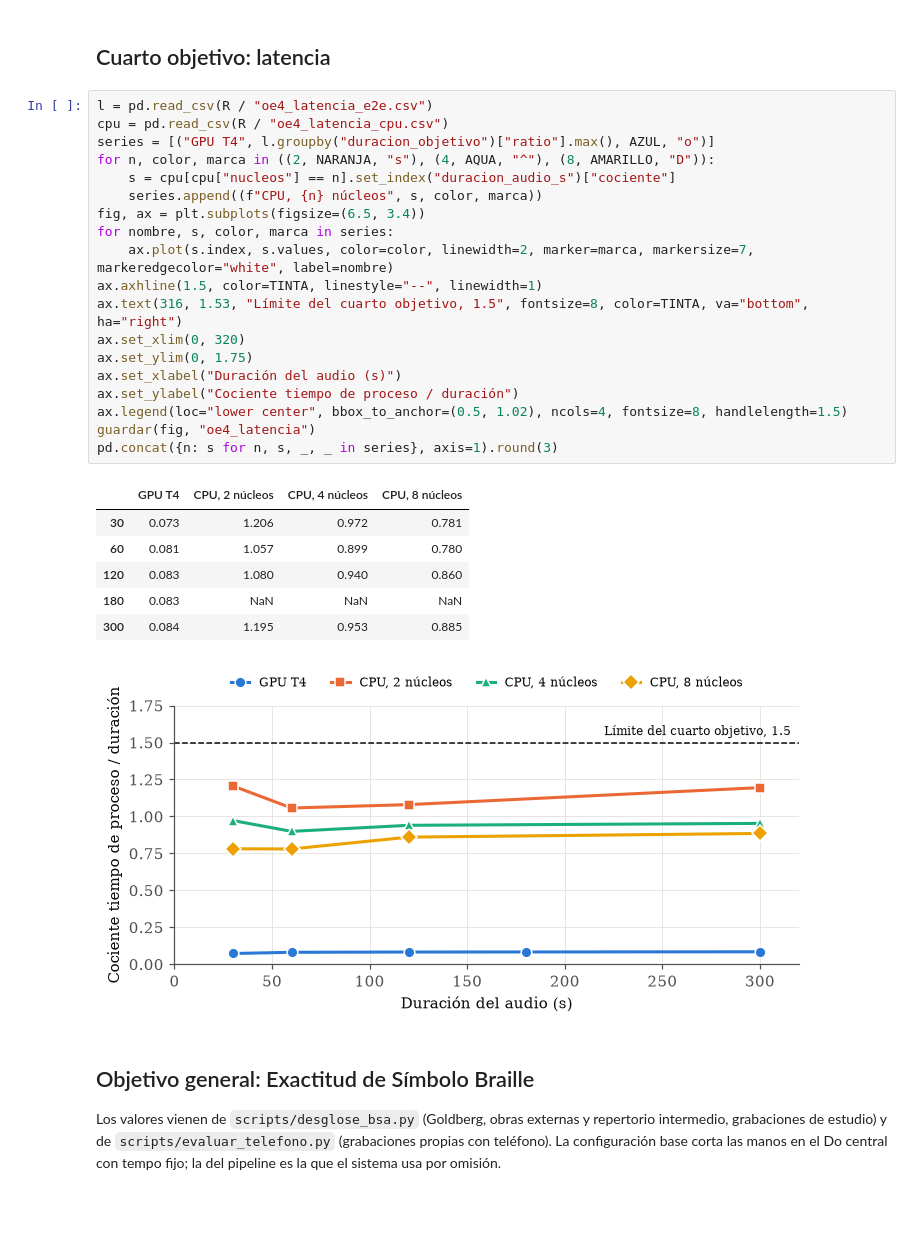
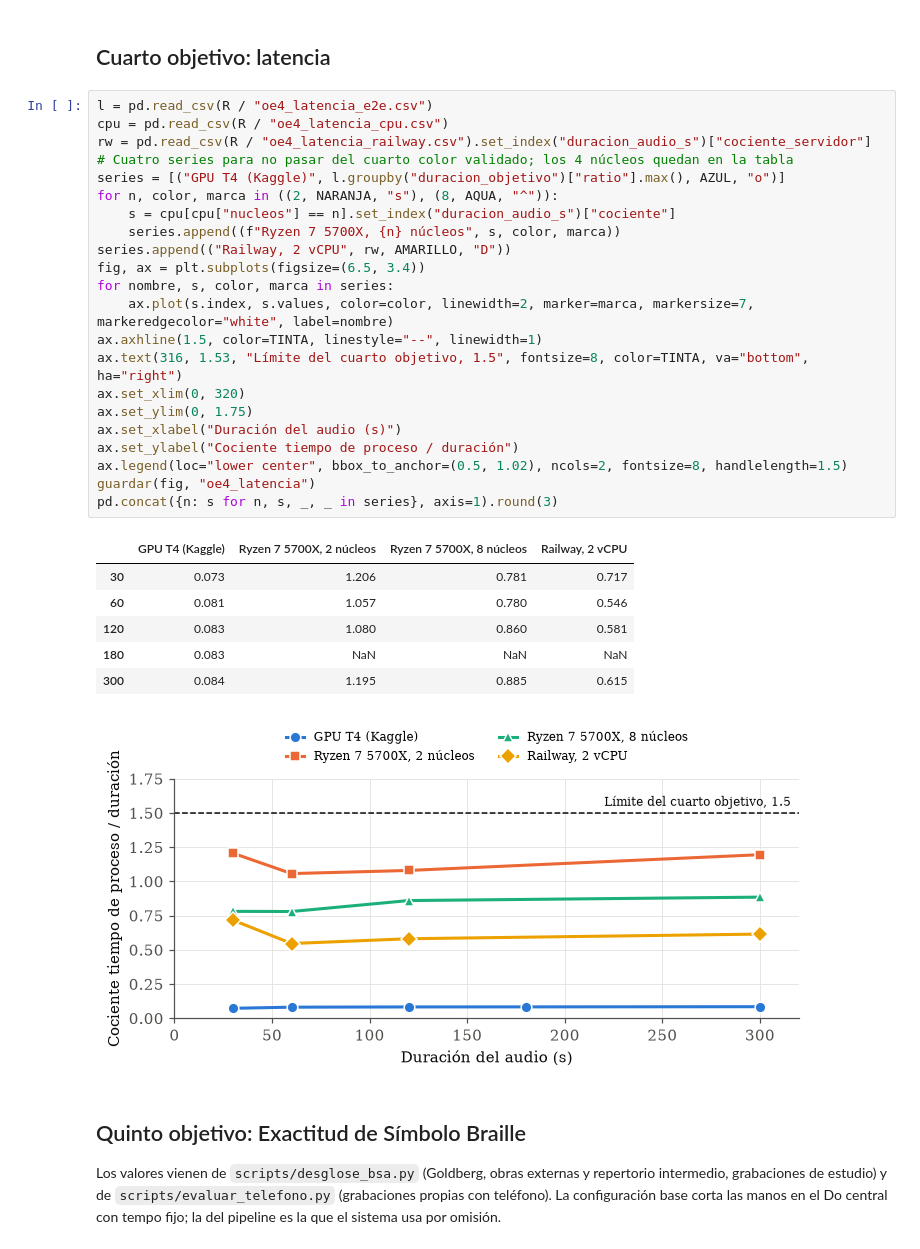
Before and after one commit to G2309/amt-braille-translator, a Jupyter notebook: notebooks/resultados-figuras.ipynb, the cells around one changed output. Cells and saved outputs as stored; diff of their text form; blank space fills up the shorter version.

Commit message:
[RESULTS] Railway latency, BSA by category and client figures for chapter 8

```diff
--- a/notebooks/resultados-figuras.ipynb
+++ b/notebooks/resultados-figuras.ipynb
@@ -111,32 +111,35 @@ guardar(fig, "oe2_curva_validacion")
 # %%
 l = pd.read_csv(R / "oe4_latencia_e2e.csv")
 cpu = pd.read_csv(R / "oe4_latencia_cpu.csv")
-series = [("GPU T4", l.groupby("duracion_objetivo")["ratio"].max(), AZUL, "o")]
-for n, color, marca in ((2, NARANJA, "s"), (4, AQUA, "^"), (8, AMARILLO, "D")):
+rw = pd.read_csv(R / "oe4_latencia_railway.csv").set_index("duracion_audio_s")["cociente_servidor"]
+# Cuatro series para no pasar del cuarto color validado; los 4 núcleos quedan en la tabla
+series = [("GPU T4 (Kaggle)", l.groupby("duracion_objetivo")["ratio"].max(), AZUL, "o")]
+for n, color, marca in ((2, NARANJA, "s"), (8, AQUA, "^")):
     s = cpu[cpu["nucleos"] == n].set_index("duracion_audio_s")["cociente"]
-    series.append((f"CPU, {n} núcleos", s, color, marca))
+    series.append((f"Ryzen 7 5700X, {n} núcleos", s, color, marca))
+series.append(("Railway, 2 vCPU", rw, AMARILLO, "D"))
 fig, ax = plt.subplots(figsize=(6.5, 3.4))
 for nombre, s, color, marca in series:
     ax.plot(s.index, s.values, color=color, linewidth=2, marker=marca, markersize=7, markeredgecolor="white", label=nombre)
 ax.axhline(1.5, color=TINTA, linestyle="--", linewidth=1)
 ax.text(316, 1.53, "Límite del cuarto objetivo, 1.5", fontsize=8, color=TINTA, va="bottom", ha="right")
 ax.set_xlim(0, 320)
 ax.set_ylim(0, 1.75)
 ax.set_xlabel("Duración del audio (s)")
 ax.set_ylabel("Cociente tiempo de proceso / duración")
-ax.legend(loc="lower center", bbox_to_anchor=(0.5, 1.02), ncols=4, fontsize=8, handlelength=1.5)
+ax.legend(loc="lower center", bbox_to_anchor=(0.5, 1.02), ncols=2, fontsize=8, handlelength=1.5)
 guardar(fig, "oe4_latencia")
 pd.concat({n: s for n, s, _, _ in series}, axis=1).round(3)
 # %% [output]
-|  | GPU T4 | CPU, 2 núcleos | CPU, 4 núcleos | CPU, 8 núcleos |
-| 30 | 0.073 | 1.206 | 0.972 | 0.781 |
-| 60 | 0.081 | 1.057 | 0.899 | 0.780 |
-| 120 | 0.083 | 1.080 | 0.940 | 0.860 |
+|  | GPU T4 (Kaggle) | Ryzen 7 5700X, 2 núcleos | Ryzen 7 5700X, 8 núcleos | Railway, 2 vCPU |
+| 30 | 0.073 | 1.206 | 0.781 | 0.717 |
+| 60 | 0.081 | 1.057 | 0.780 | 0.546 |
+| 120 | 0.083 | 1.080 | 0.860 | 0.581 |
 | 180 | 0.083 | NaN | NaN | NaN |
-| 300 | 0.084 | 1.195 | 0.953 | 0.885 |
+| 300 | 0.084 | 1.195 | 0.885 | 0.615 |
-[figure, old version]
+[figure, new version]
 # %% [markdown]
-## Objetivo general: Exactitud de Símbolo Braille
+## Quinto objetivo: Exactitud de Símbolo Braille
 
 Los valores vienen de `scripts/desglose_bsa.py` (Goldberg, obras externas y repertorio intermedio, grabaciones de estudio) y de `scripts/evaluar_telefono.py` (grabaciones propias con teléfono). La configuración base corta las manos en el Do central con tempo fijo; la del pipeline es la que el sistema usa por omisión.
 # %%
```
Also changed, not shown: parts of 7 cells of this notebook, 14 other files.
